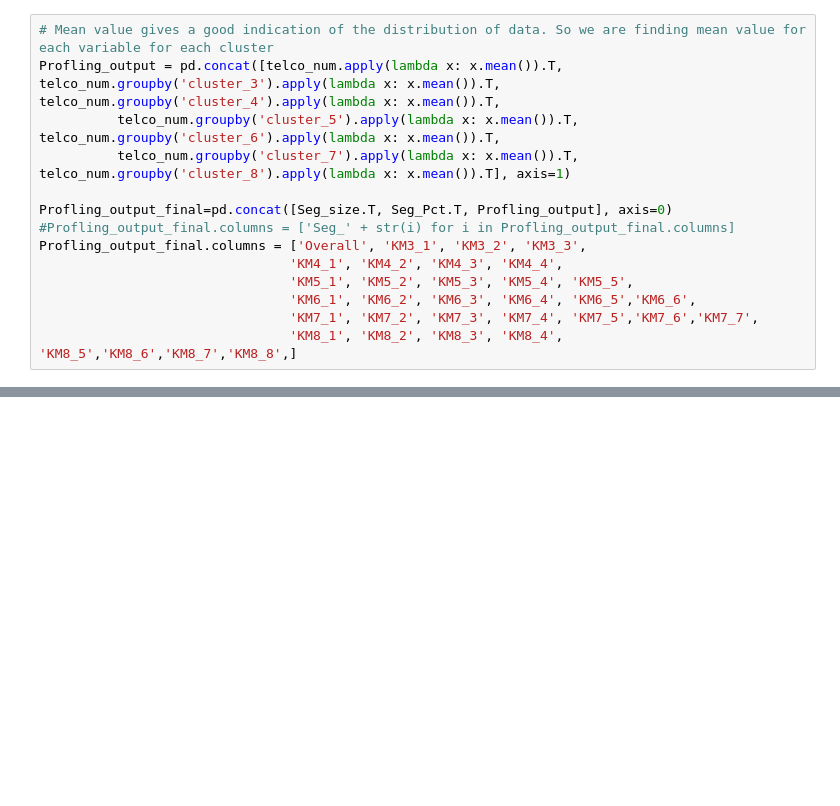
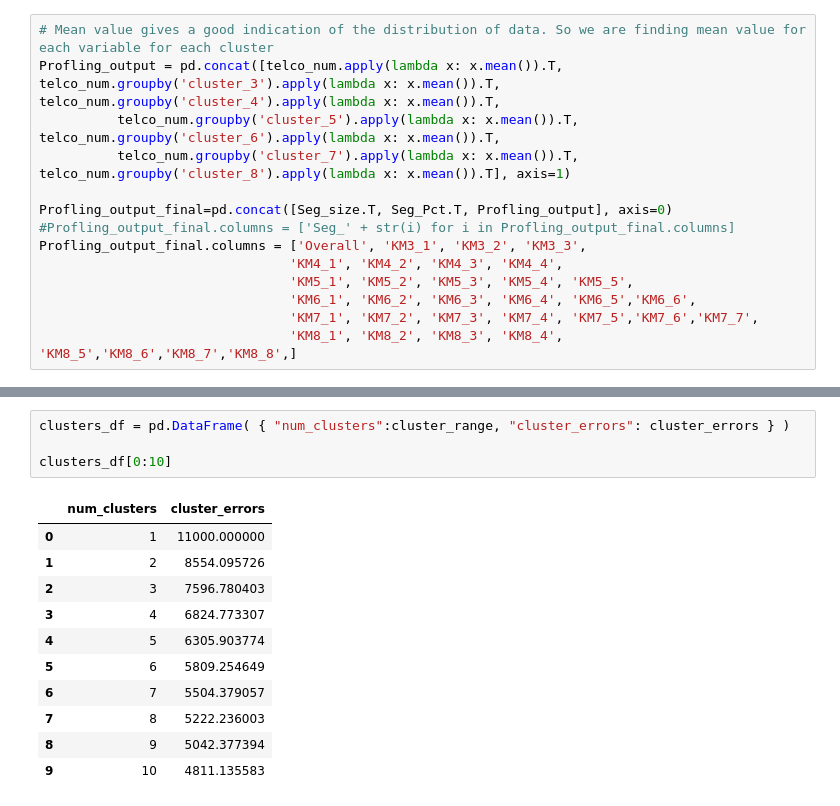
Before and after one commit to mkmritunjay/machineLearning, a Jupyter notebook: KMeans.ipynb, the cells around one changed output, grey strips where cells are left out. Drawn from its saved outputs; the diff is of its cells as text; blank space fills up the shorter version.

```diff
--- a/KMeans.ipynb
+++ b/KMeans.ipynb
@@ -561,0 +583,16 @@ Profling_output_final.to_csv('Profiling_output.csv')
+# %%
+clusters_df = pd.DataFrame( { "num_clusters":cluster_range, "cluster_errors": cluster_errors } )
+
+clusters_df[0:10]
+# %% [output]
+|  | num_clusters | cluster_errors |
+| 0 | 1 | 11000.000000 |
+| 1 | 2 | 8554.095726 |
+| 2 | 3 | 7596.780403 |
+| 3 | 4 | 6824.773307 |
+| 4 | 5 | 6305.903774 |
+| 5 | 6 | 5809.254649 |
+| 6 | 7 | 5504.379057 |
+| 7 | 8 | 5222.236003 |
+| 8 | 9 | 5042.377394 |
+| 9 | 10 | 4811.135583 |
```
Also changed, not shown: parts of 14 cells of this notebook.
